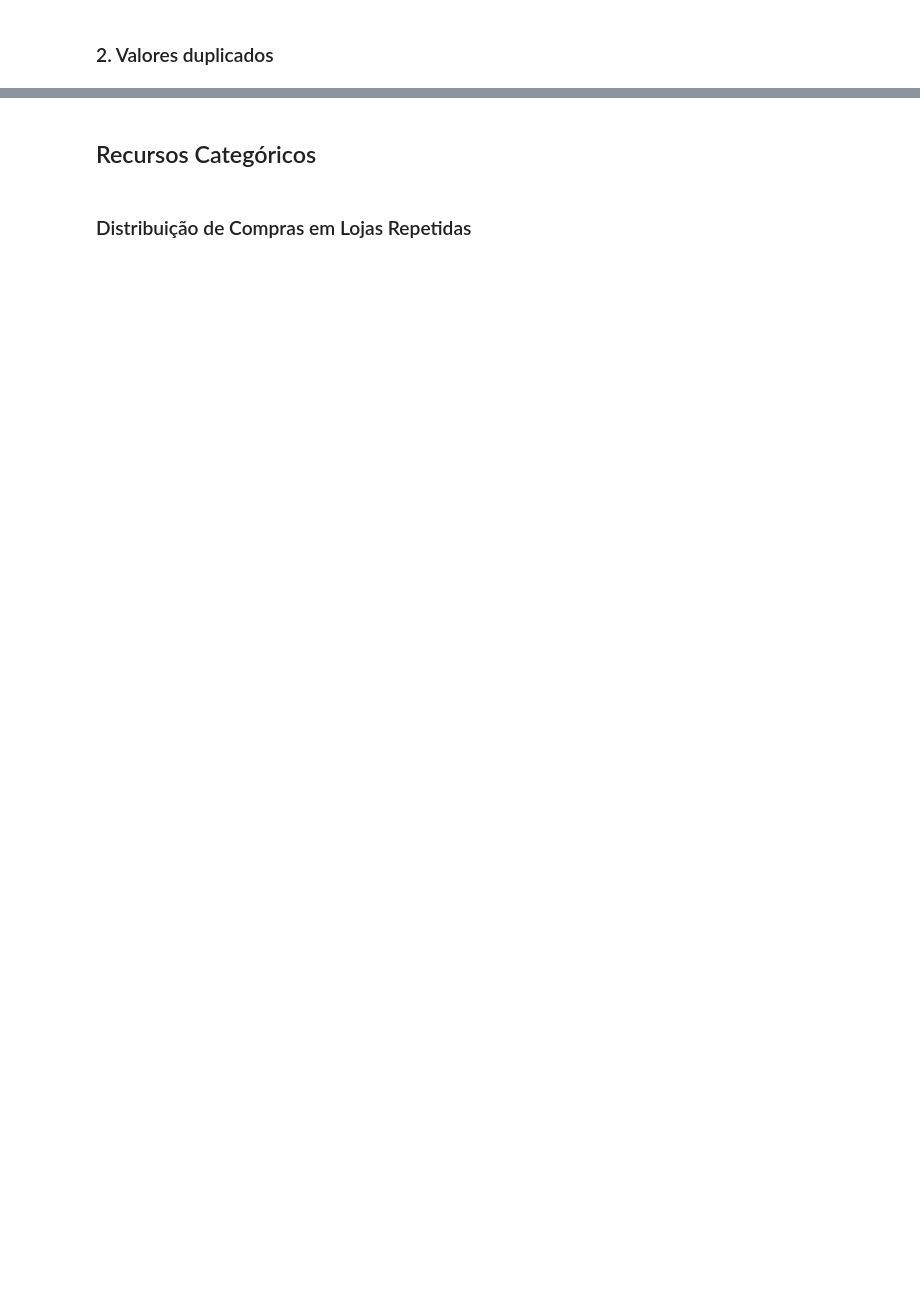
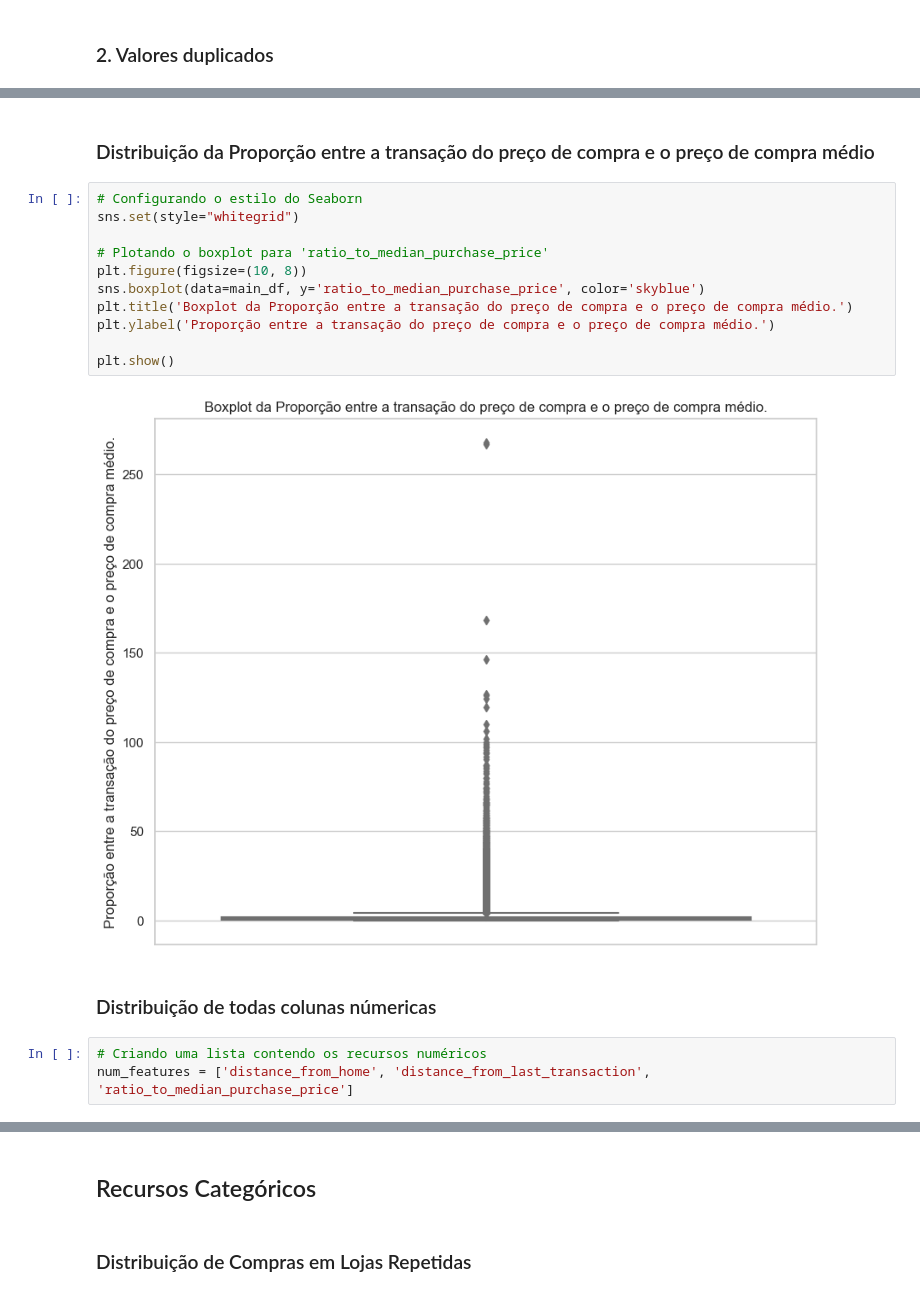
Before and after one commit to gui23dib/AI-Model-Test, a Jupyter notebook: CreditCardFraudDetection_FraudFrameAnalysis.ipynb, the cells around one changed output, grey strips where cells are left out. Drawn from its saved outputs; the diff is of its cells as text; blank space fills up the shorter version.

```diff
--- a/CreditCardFraudDetection_FraudFrameAnalysis.ipynb
+++ b/CreditCardFraudDetection_FraudFrameAnalysis.ipynb
@@ -89,0 +144,20 @@ fraud_dataframe.describe().T
+# %% [markdown]
+### Distribuição da Proporção entre a transação do preço de compra e o preço de compra médio
+# %%
+# Configurando o estilo do Seaborn
+sns.set(style="whitegrid")
+
+# Plotando o boxplot para 'ratio_to_median_purchase_price'
+plt.figure(figsize=(10, 8))
+sns.boxplot(data=main_df, y='ratio_to_median_purchase_price', color='skyblue')
+plt.title('Boxplot da Proporção entre a transação do preço de compra e o preço de compra médio.')
+plt.ylabel('Proporção entre a transação do preço de compra e o preço de compra médio.')
+
+plt.show()
+# %% [output]
+[figure, added]
+# %% [markdown]
+### Distribuição de todas colunas númericas
+# %%
+# Criando uma lista contendo os recursos numéricos
+num_features = ['distance_from_home', 'distance_from_last_transaction', 'ratio_to_median_purchase_price']
```
Also changed, not shown: parts of 161 cells of this notebook, 2 other files.
